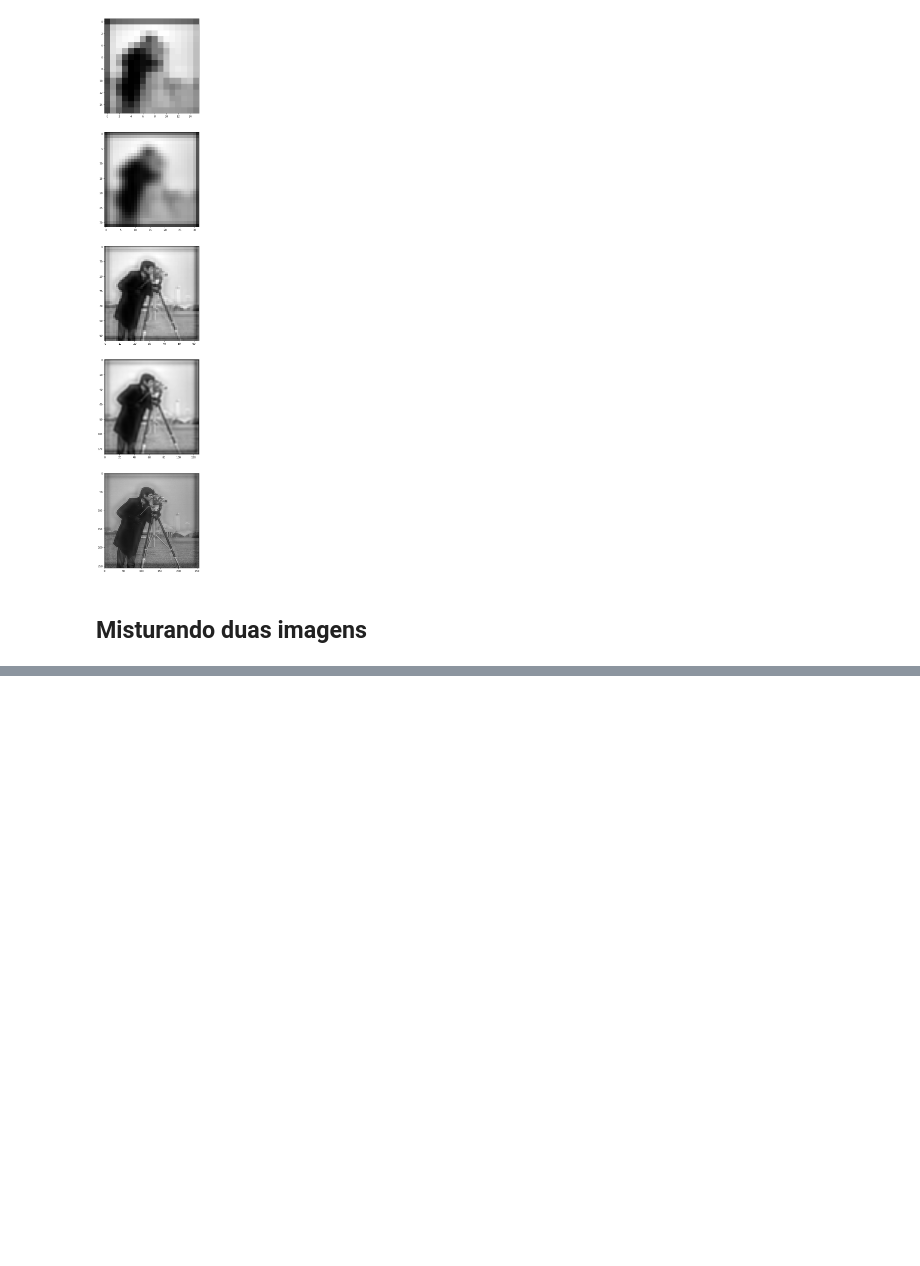
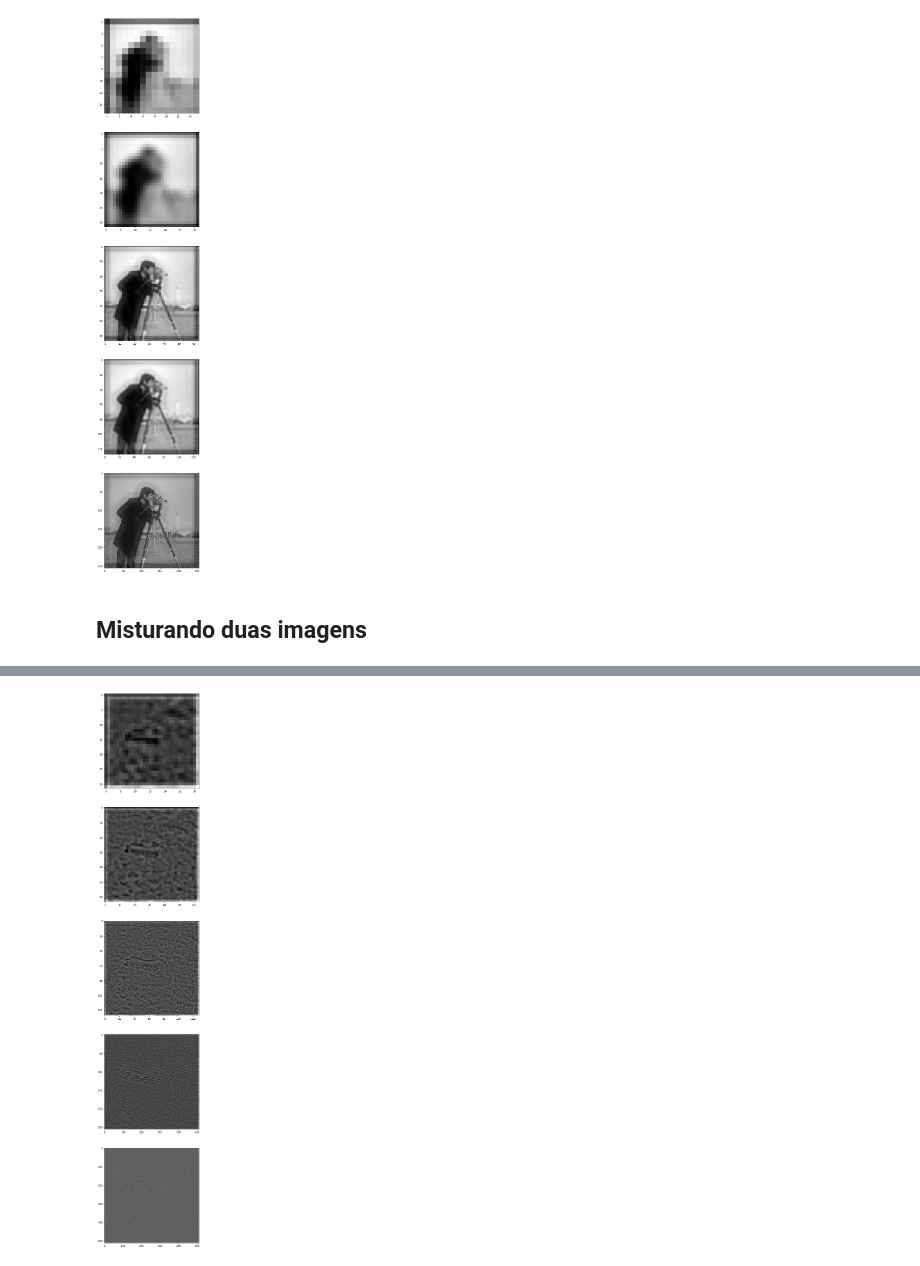
Before and after one commit to IvanCalvo/pdi, a Jupyter notebook: trabalho2/Pirâmide Laplaciana.ipynb, the cells around one changed output, grey strips where cells are left out. Drawn from its saved outputs; the diff is of its cells as text; code cells hidden in the pictures; blank space fills up the shorter version.

```diff
--- a/trabalho2/Pirâmide Laplaciana.ipynb
+++ b/trabalho2/Pirâmide Laplaciana.ipynb
@@ -204,0 +254,23 @@ plt.show()
+# %%
+#criando a pirâmide laplaciana para a imagem 2
+v2_up1 = upsample_2x(v2_2x, w_c2d)
+v2_diff1 = v2 - v2_up1
+v2_up2 = upsample_2x(v2_4x, w_c2d)
+v2_diff2 = v2_2x - v2_up2
+v2_up3 = upsample_2x(v2_8x, w_c2d)
+v2_diff3 = v2_4x - v2_up3
+v2_up4 = upsample_2x(v2_16x, w_c2d)
+v2_diff4 = v2_8x - v2_up4
+v2_up5 = upsample_2x(v2_32x, w_c2d)
+v2_diff5 = v2_16x - v2_up5
+
+fig, ax = plt.subplots(5,1,figsize=(40,40))
+
+ax[0].imshow(v2_diff5, 'gray')
+ax[1].imshow(v2_diff4, 'gray')
+ax[2].imshow(v2_diff3, 'gray')
+ax[3].imshow(v2_diff2, 'gray')
+ax[4].imshow(v2_diff1, 'gray')
+plt.show()
+# %% [output]
+[figure, added]
```
Also changed, not shown: parts of 2 cells of this notebook, 2 other files.
